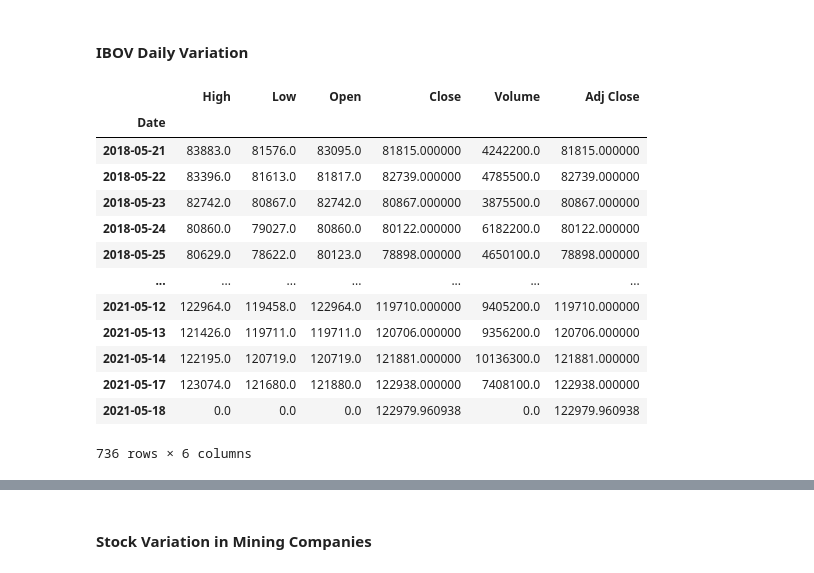
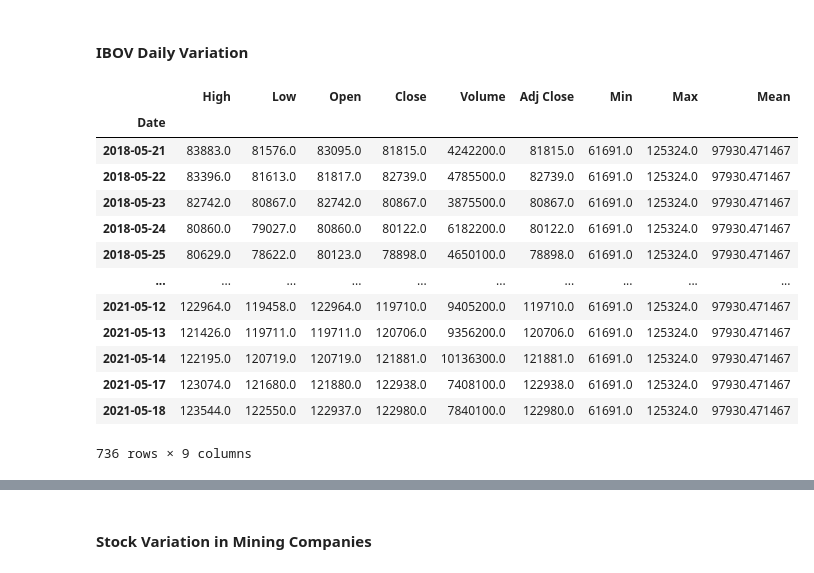
Before and after one commit to xslyr/DataScience_Examples, a Jupyter notebook: Mineral Market Between Some Years.ipynb, the cells around one changed output, grey strips where cells are left out. Cells and saved outputs as stored; diff of their text form; code cells hidden in the pictures.

```diff
--- a/Mineral Market Between Some Years.ipynb
+++ b/Mineral Market Between Some Years.ipynb
@@ -17,22 +17,25 @@ from newspaper import Article
 # %%
 YEARS_RANGE=3
 end_date = date.today().strftime('%m-%d-%Y')
 ini_date = (date.today()+timedelta(days=-365*YEARS_RANGE)).strftime('%m-%d-%Y')
 bovespa = pdr.DataReader('^BVSP', data_source='yahoo', start=ini_date, end=end_date)
+bovespa['Min'] = bovespa['Low'].min()
+bovespa['Max'] = bovespa['High'].max()
+bovespa['Mean'] = bovespa['Adj Close'].mean()
 display(bovespa)
 # %% [output]
-|  | High | Low | Open | Close | Volume | Adj Close |
-| Date |  |  |  |  |  |  |
-| 2018-05-21 | 83883.0 | 81576.0 | 83095.0 | 81815.000000 | 4242200.0 | 81815.000000 |
-| 2018-05-22 | 83396.0 | 81613.0 | 81817.0 | 82739.000000 | 4785500.0 | 82739.000000 |
-| 2018-05-23 | 82742.0 | 80867.0 | 82742.0 | 80867.000000 | 3875500.0 | 80867.000000 |
-| 2018-05-24 | 80860.0 | 79027.0 | 80860.0 | 80122.000000 | 6182200.0 | 80122.000000 |
-| 2018-05-25 | 80629.0 | 78622.0 | 80123.0 | 78898.000000 | 4650100.0 | 78898.000000 |
-| ... | ... | ... | ... | ... | ... | ... |
-| 2021-05-12 | 122964.0 | 119458.0 | 122964.0 | 119710.000000 | 9405200.0 | 119710.000000 |
-| 2021-05-13 | 121426.0 | 119711.0 | 119711.0 | 120706.000000 | 9356200.0 | 120706.000000 |
-| 2021-05-14 | 122195.0 | 120719.0 | 120719.0 | 121881.000000 | 10136300.0 | 121881.000000 |
-| 2021-05-17 | 123074.0 | 121680.0 | 121880.0 | 122938.000000 | 7408100.0 | 122938.000000 |
-| 2021-05-18 | 0.0 | 0.0 | 0.0 | 122979.960938 | 0.0 | 122979.960938 |
+|  | High | Low | Open | Close | Volume | Adj Close | Min | Max | Mean |
+| Date |  |  |  |  |  |  |  |  |  |
+| 2018-05-21 | 83883.0 | 81576.0 | 83095.0 | 81815.0 | 4242200.0 | 81815.0 | 61691.0 | 125324.0 | 97930.471467 |
+| 2018-05-22 | 83396.0 | 81613.0 | 81817.0 | 82739.0 | 4785500.0 | 82739.0 | 61691.0 | 125324.0 | 97930.471467 |
+| 2018-05-23 | 82742.0 | 80867.0 | 82742.0 | 80867.0 | 3875500.0 | 80867.0 | 61691.0 | 125324.0 | 97930.471467 |
+| 2018-05-24 | 80860.0 | 79027.0 | 80860.0 | 80122.0 | 6182200.0 | 80122.0 | 61691.0 | 125324.0 | 97930.471467 |
+| 2018-05-25 | 80629.0 | 78622.0 | 80123.0 | 78898.0 | 4650100.0 | 78898.0 | 61691.0 | 125324.0 | 97930.471467 |
+| ... | ... | ... | ... | ... | ... | ... | ... | ... | ... |
+| 2021-05-12 | 122964.0 | 119458.0 | 122964.0 | 119710.0 | 9405200.0 | 119710.0 | 61691.0 | 125324.0 | 97930.471467 |
+| 2021-05-13 | 121426.0 | 119711.0 | 119711.0 | 120706.0 | 9356200.0 | 120706.0 | 61691.0 | 125324.0 | 97930.471467 |
+| 2021-05-14 | 122195.0 | 120719.0 | 120719.0 | 121881.0 | 10136300.0 | 121881.0 | 61691.0 | 125324.0 | 97930.471467 |
+| 2021-05-17 | 123074.0 | 121680.0 | 121880.0 | 122938.0 | 7408100.0 | 122938.0 | 61691.0 | 125324.0 | 97930.471467 |
+| 2021-05-18 | 123544.0 | 122550.0 | 122937.0 | 122980.0 | 7840100.0 | 122980.0 | 61691.0 | 125324.0 | 97930.471467 |
-736 rows × 6 columns
+736 rows × 9 columns
 # %%
```
Also changed, not shown: parts of 9 cells of this notebook.
